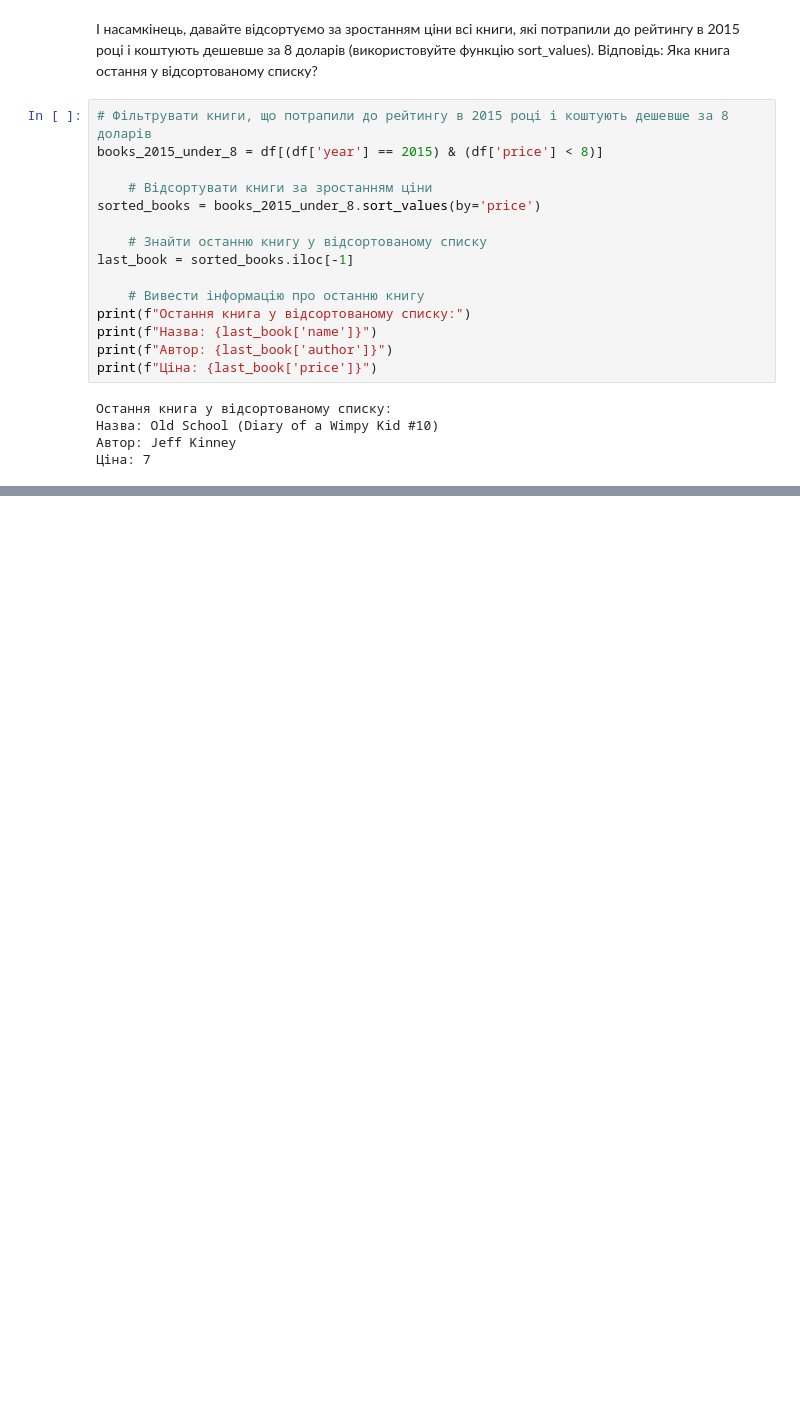
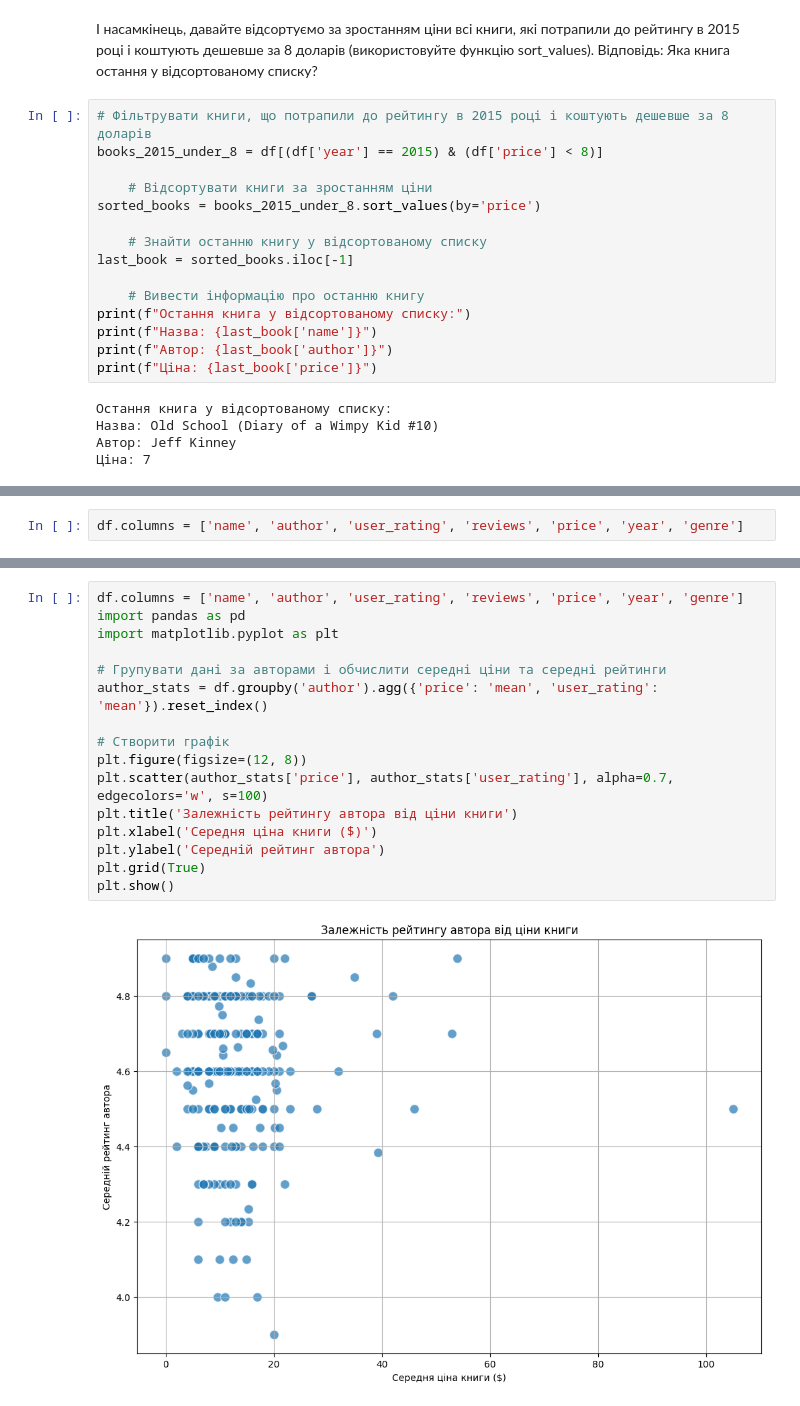
Before and after one commit to OlhaYastrebova/goit-ds-hw, a Jupyter notebook: Hw5_3.ipynb, the cells around one changed output, grey strips where cells are left out. Cells and saved outputs as stored; diff of their text form; blank space fills up the shorter version.

```diff
--- a/Hw5_3.ipynb
+++ b/Hw5_3.ipynb
@@ -201,0 +204,2 @@ print(f"Ціна: {last_book['price']}")
+# %%
+df.columns = ['name', 'author', 'user_rating', 'reviews', 'price', 'year', 'genre']
@@ -201,0 +299,18 @@ print(f"Ціна: {last_book['price']}")
+# %%
+df.columns = ['name', 'author', 'user_rating', 'reviews', 'price', 'year', 'genre']
+import pandas as pd
+import matplotlib.pyplot as plt
+
+# Групувати дані за авторами і обчислити середні ціни та середні рейтинги
+author_stats = df.groupby('author').agg({'price': 'mean', 'user_rating': 'mean'}).reset_index()
+
+# Створити графік
+plt.figure(figsize=(12, 8))
+plt.scatter(author_stats['price'], author_stats['user_rating'], alpha=0.7, edgecolors='w', s=100)
+plt.title('Залежність рейтингу автора від ціни книги')
+plt.xlabel('Середня ціна книги ($)')
+plt.ylabel('Середній рейтинг автора')
+plt.grid(True)
+plt.show()
+# %% [output]
+[figure, added]
```
Also changed, not shown: parts of 12 cells of this notebook.
